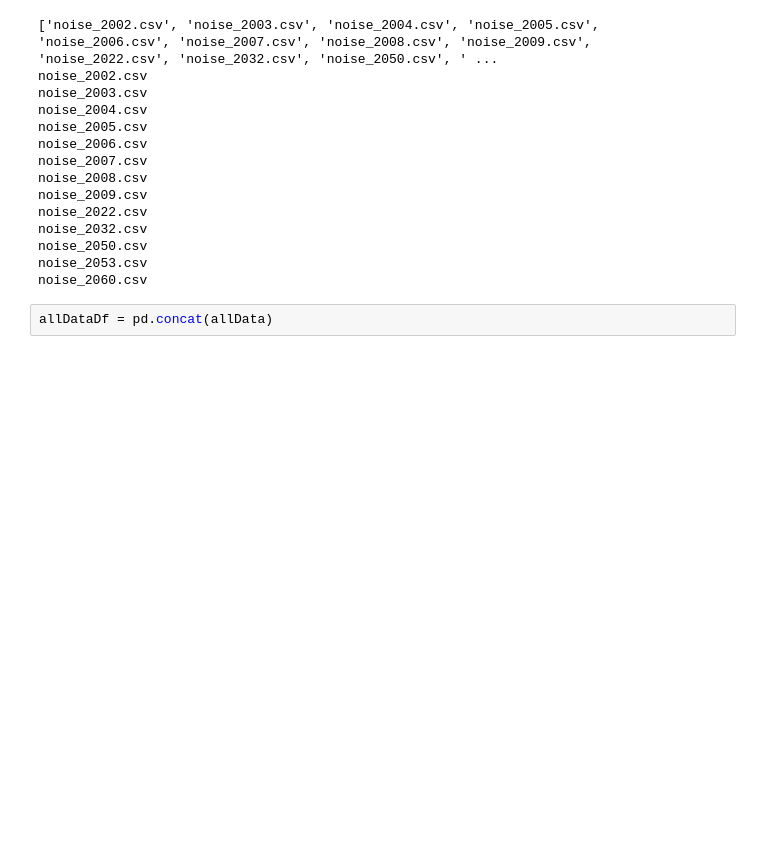
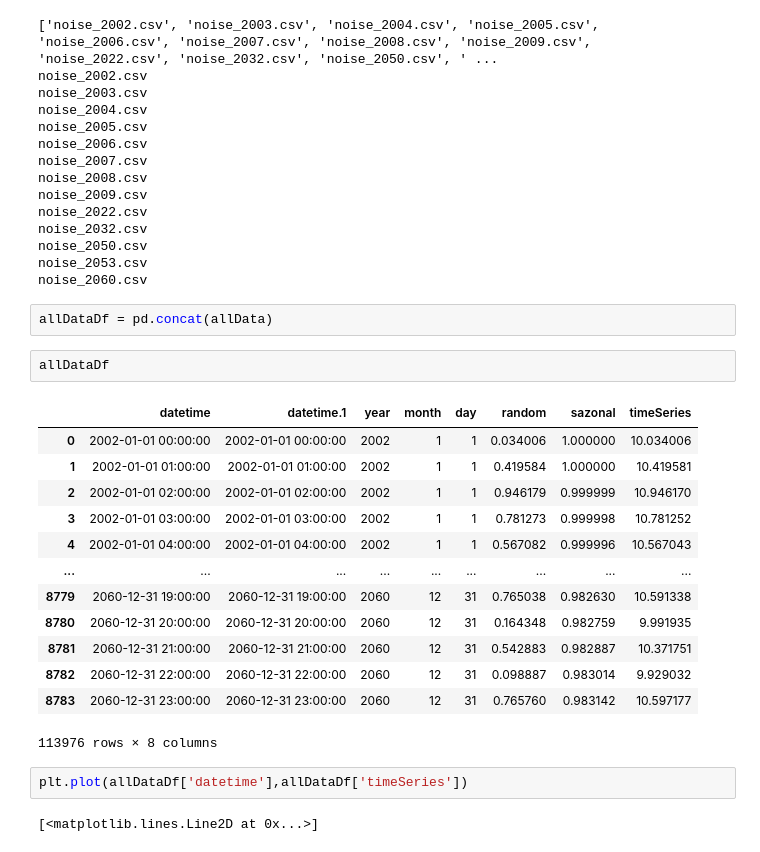
Before and after one commit to Larissa0403/ENS410064, a Jupyter notebook: Aula 03.ipynb, the cells around one changed output. Drawn from its saved outputs; the diff is of its cells as text; blank space fills up the shorter version.

```diff
--- a/Aula 03.ipynb
+++ b/Aula 03.ipynb
@@ -325,3 +325,23 @@ noise_2053.csv
 noise_2060.csv
 # %%
 allDataDf = pd.concat(allData)
+# %%
+allDataDf
+# %% [output]
+|  | datetime | datetime.1 | year | month | day | random | sazonal | timeSeries |
+| 0 | 2002-01-01 00:00:00 | 2002-01-01 00:00:00 | 2002 | 1 | 1 | 0.034006 | 1.000000 | 10.034006 |
+| 1 | 2002-01-01 01:00:00 | 2002-01-01 01:00:00 | 2002 | 1 | 1 | 0.419584 | 1.000000 | 10.419581 |
+| 2 | 2002-01-01 02:00:00 | 2002-01-01 02:00:00 | 2002 | 1 | 1 | 0.946179 | 0.999999 | 10.946170 |
+| 3 | 2002-01-01 03:00:00 | 2002-01-01 03:00:00 | 2002 | 1 | 1 | 0.781273 | 0.999998 | 10.781252 |
+| 4 | 2002-01-01 04:00:00 | 2002-01-01 04:00:00 | 2002 | 1 | 1 | 0.567082 | 0.999996 | 10.567043 |
+| ... | ... | ... | ... | ... | ... | ... | ... | ... |
+| 8779 | 2060-12-31 19:00:00 | 2060-12-31 19:00:00 | 2060 | 12 | 31 | 0.765038 | 0.982630 | 10.591338 |
+| 8780 | 2060-12-31 20:00:00 | 2060-12-31 20:00:00 | 2060 | 12 | 31 | 0.164348 | 0.982759 | 9.991935 |
+| 8781 | 2060-12-31 21:00:00 | 2060-12-31 21:00:00 | 2060 | 12 | 31 | 0.542883 | 0.982887 | 10.371751 |
+| 8782 | 2060-12-31 22:00:00 | 2060-12-31 22:00:00 | 2060 | 12 | 31 | 0.098887 | 0.983014 | 9.929032 |
+| 8783 | 2060-12-31 23:00:00 | 2060-12-31 23:00:00 | 2060 | 12 | 31 | 0.765760 | 0.983142 | 10.597177 |
+113976 rows × 8 columns
+# %%
+plt.plot(allDataDf['datetime'],allDataDf['timeSeries'])
+# %% [output]
+[<matplotlib.lines.Line2D at 0x...>]
```
